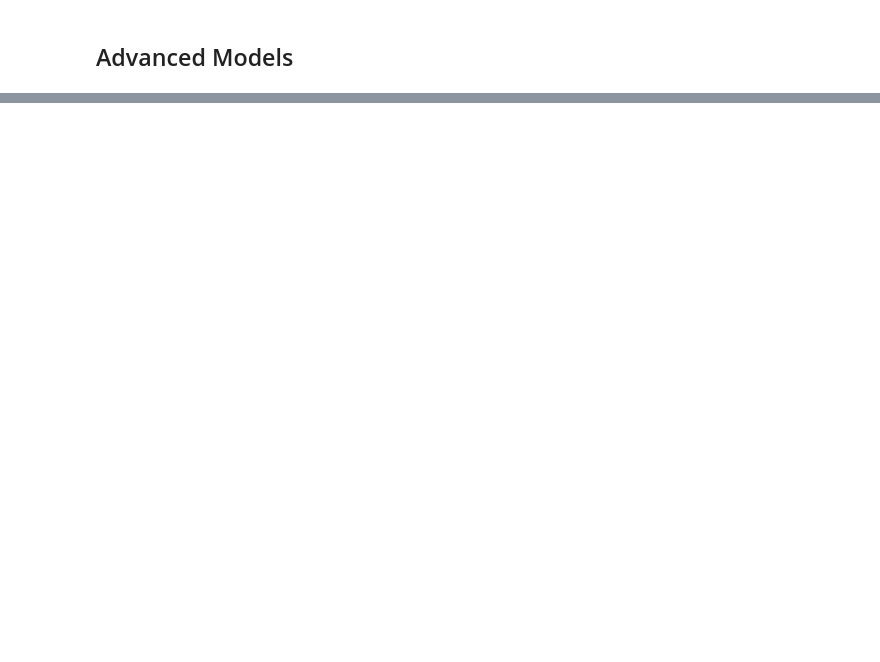
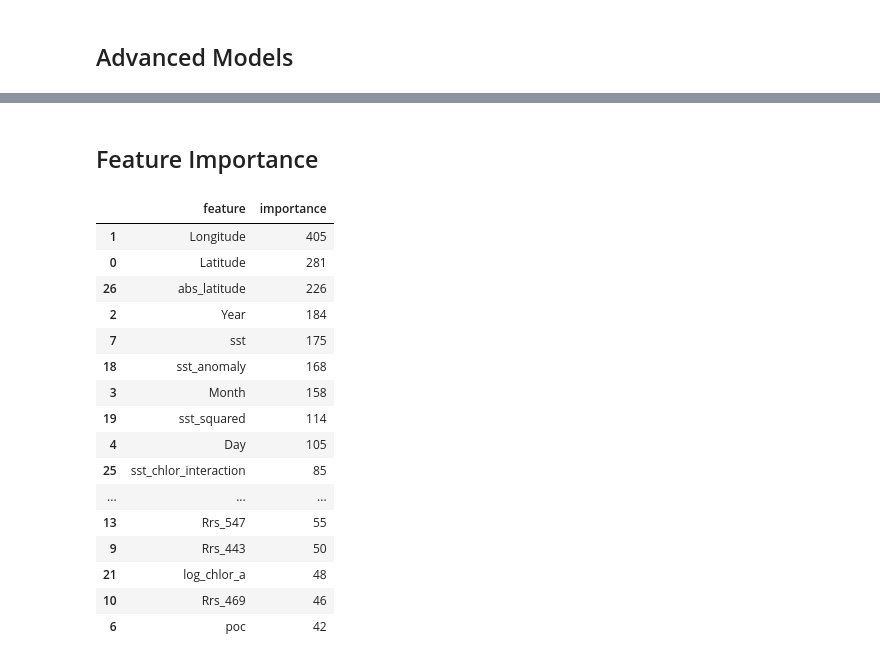
Before and after one commit to TashiSoldin/SIADS699-Capstone, a Jupyter notebook: Notebooks/4. Model Development, Optimisation, and Interpretation.ipynb, the cells around one changed output, grey strips where cells are left out. Saved outputs shown, nothing was run; the diff lists cells and outputs as text; code cells hidden in the pictures; blank space fills up the shorter version.

```diff
--- a/Notebooks/4. Model Development, Optimisation, and Interpretation.ipynb
+++ b/Notebooks/4. Model Development, Optimisation, and Interpretation.ipynb
@@ -58,6 +69,17 @@ def add_datetime_and_sort(df):
     )
     df = df.sort_values("__dt__").reset_index(drop=True)
     return df
+# %%
+def evaluate(model, X, y, name="set"):
+    y_pred = model.predict(X)
+    rmse = np.sqrt(mean_squared_error(y, y_pred))
+    mae = mean_absolute_error(y, y_pred)
+    r2 = r2_score(y, y_pred)
+    print(f"\n{name} results:")
+    print(f"  RMSE: {rmse:.3f}")
+    print(f"  MAE:  {mae:.3f}")
+    print(f"  R²:   {r2:.3f}")
+    return rmse, mae, r2
 # %%
 training_df,validation_df = add_datetime_and_sort(training_df),add_datetime_and_sort(validation_df)
 # %% [markdown]
@@ -457,0 +265,2 @@ Based on our findings
+# %%
+model_lgbm,params_lgbm = lgbm_model(training_df, validation_df, target_col='Oxygen')
@@ -457,0 +527,33 @@ Based on our findings
+# %% [markdown]
+## Feature Importance
+# %%
+lgbm = model_lgbm.named_steps["regressor"]
+pre = model_lgbm.named_steps["preprocessor"]
+feature_names = pre.get_feature_names_out()
+
+fi = pd.DataFrame({
+    "feature": feature_names,
+    "importance": lgbm.feature_importances_
+}).sort_values("importance", ascending=False)
+
+fi["feature"] = fi["feature"].str.replace("num__", "").str.replace("cat__", "")
+
+fi.head(25)
+# %% [output]
+|  | feature | importance |
+| 1 | Longitude | 405 |
+| 0 | Latitude | 281 |
+| 26 | abs_latitude | 226 |
+| 2 | Year | 184 |
+| 7 | sst | 175 |
+| 18 | sst_anomaly | 168 |
+| 3 | Month | 158 |
+| 19 | sst_squared | 114 |
+| 4 | Day | 105 |
+| 25 | sst_chlor_interaction | 85 |
+| ... | ... | ... |
+| 13 | Rrs_547 | 55 |
+| 9 | Rrs_443 | 50 |
+| 21 | log_chlor_a | 48 |
+| 10 | Rrs_469 | 46 |
+| 6 | poc | 42 |
```
Also changed, not shown: parts of 49 cells of this notebook, 4 other files.
